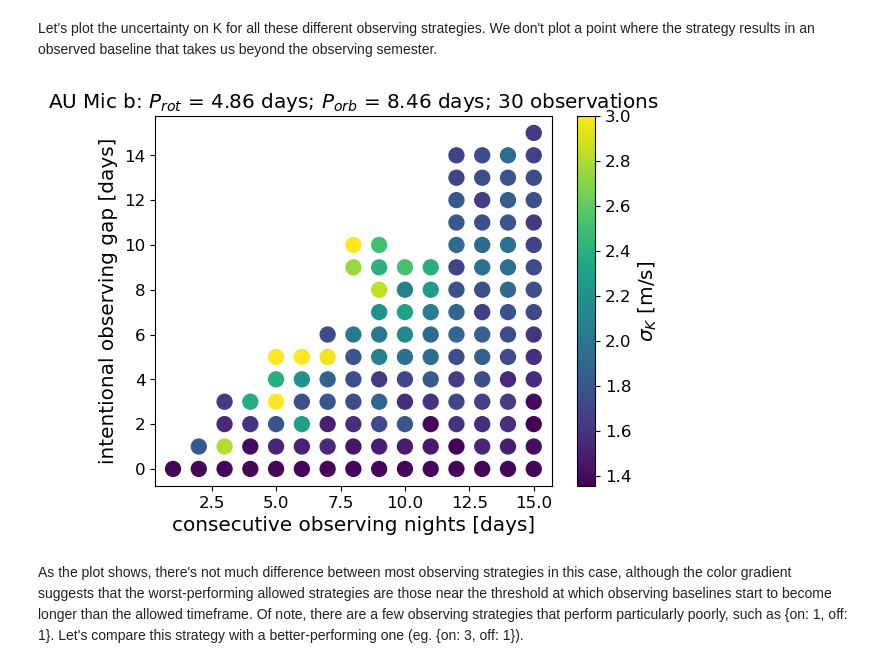
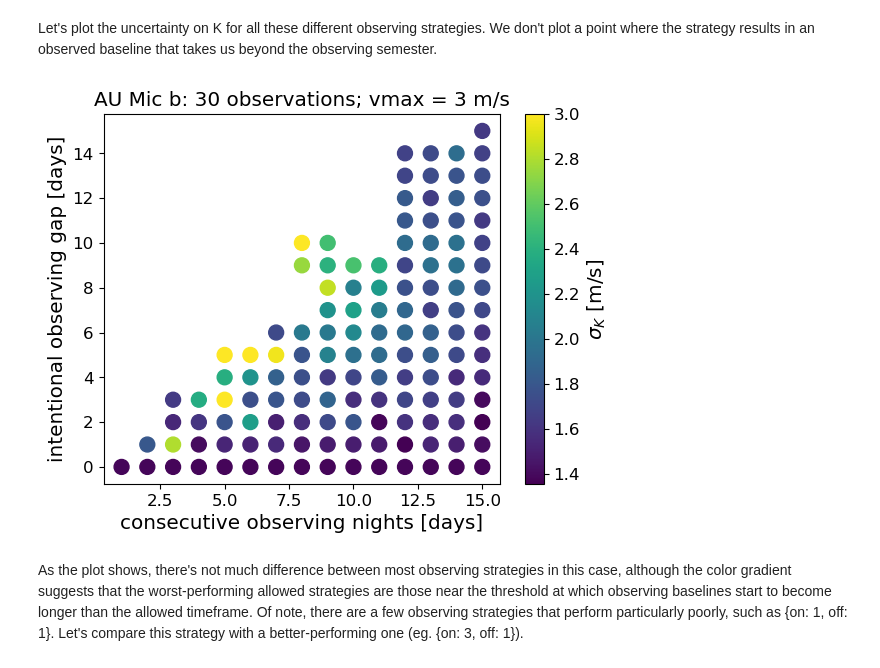
Before and after one commit to exoclam/gaspery, a Jupyter notebook: tutorials/fixed_budget.ipynb, the cells around one changed output. Cells and saved outputs as stored; diff of their text form; code cells hidden in the pictures.

```diff
--- a/tutorials/fixed_budget.ipynb
+++ b/tutorials/fixed_budget.ipynb
@@ -231,16 +233,17 @@ Let's plot the uncertainty on K for all these different observing strategies. We
 # %%
 y, x = np.meshgrid(off_grid, on_grid)
 plt.scatter(x, y, c=sigma_ks, s=115, vmax=3) # vmin=5, vmax=35
 
 cbar = plt.colorbar()
 cbar.ax.set_ylabel(r'$\sigma_K$ [m/s]')
 plt.ylabel("intentional observing gap [days]")
 plt.xlabel("consecutive observing nights [days]")
-plt.title(r"AU Mic b: $P_{rot}$ = " + f"{Prot} days; " + "$P_{orb}$ = " + f"{p} days; 30 observations")
+#plt.title(r"AU Mic b: $P_{rot}$ = " + f"{Prot} days; " + "$P_{orb}$ = " + f"{p} days; 30 observations; vmax = 3 m/s")
+plt.title(r"AU Mic b: 30 observations; vmax = 3 m/s")
 #plt.savefig(path+'plots/fixed-budget.png')
 plt.show()
 # %% [output]
-[figure, old version]
+[figure, new version]
 # %% [markdown]
 As the plot shows, there's not much difference between most observing strategies in this case, although the color gradient suggests that the worst-performing allowed strategies are those near the threshold at which observing baselines start to become longer than the allowed timeframe. Of note, there are a few observing strategies that perform particularly poorly, such as {on: 1, off: 1}. Let's compare this strategy with a better-performing one (eg. {on: 3, off: 1}).
 # %% [markdown]
```
Also changed, not shown: parts of 19 cells of this notebook.
